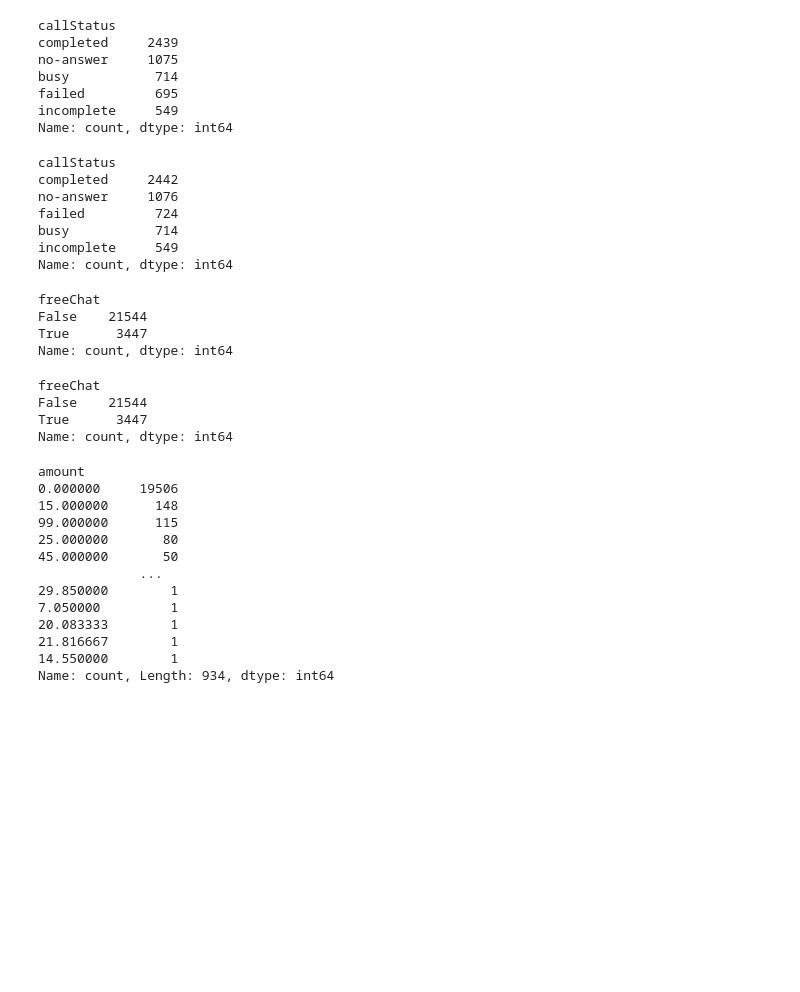
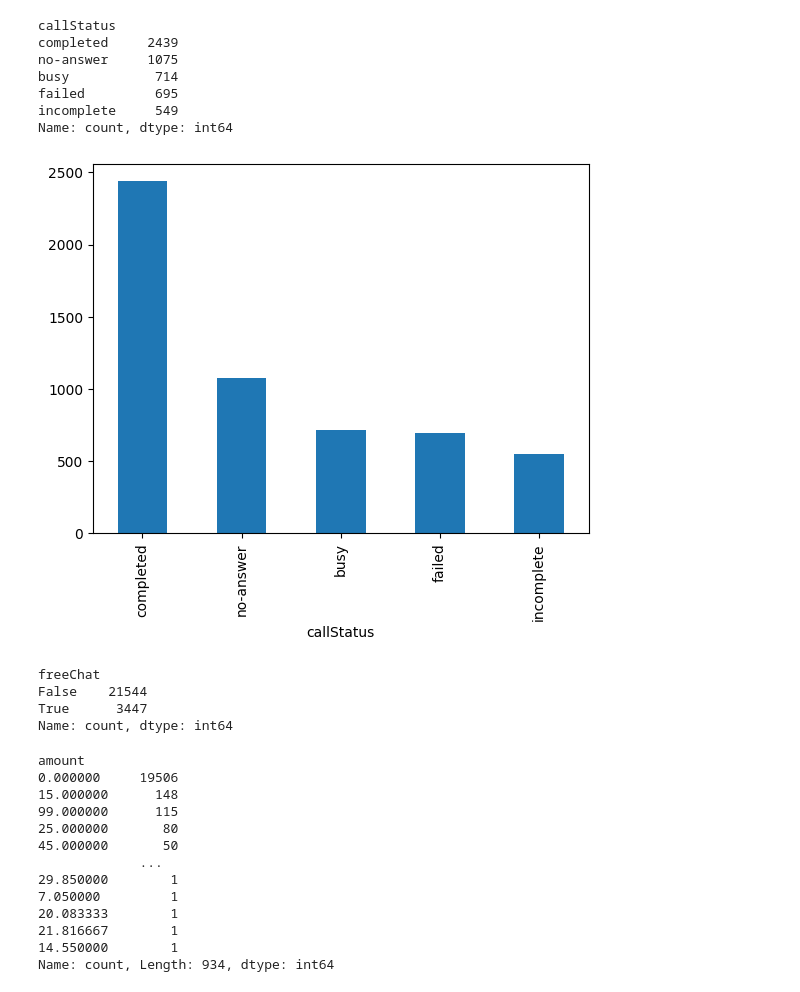
Before and after one commit to IshanSarkar/GAstro_Case-Study, a Jupyter notebook: Guruji_Astro_Assignment.ipynb, the cells around one changed output. Drawn from its saved outputs; the diff is of its cells as text; code cells hidden in the pictures; blank space fills up the shorter version.

```diff
--- a/Guruji_Astro_Assignment.ipynb
+++ b/Guruji_Astro_Assignment.ipynb
@@ -2197,16 +2195,10 @@ busy           714
 failed         695
 incomplete     549
 Name: count, dtype: int64
-# %%
-df[(df.freeCall==False)].callStatus.value_counts()
-# %% [output]
-callStatus
-completed     2442
-no-answer     1076
-failed         724
-busy           714
-incomplete     549
-Name: count, dtype: int64
+# %%
+data_clean[(data_clean.freeCall==False)].callStatus.value_counts().plot(kind='bar');
+# %% [output]
+[figure, added]
 # %%
 data_clean[(data_clean.freeCall==False)].freeChat.value_counts()
 # %% [output]
@@ -2214,13 +2206,6 @@ freeChat
 False    21544
 True      3447
 Name: count, dtype: int64
-# %%
-df[(df.freeCall==False)].freeChat.value_counts()
-# %% [output]
-freeChat
-False    21544
-True      3447
-Name: count, dtype: int64
 # %%
 data_clean[(data_clean.freeCall==False) & (data_clean.freeChat==False)].amount.value_counts()
 # %% [output]
```
Also changed, not shown: parts of 108 cells of this notebook, 1 other file.
